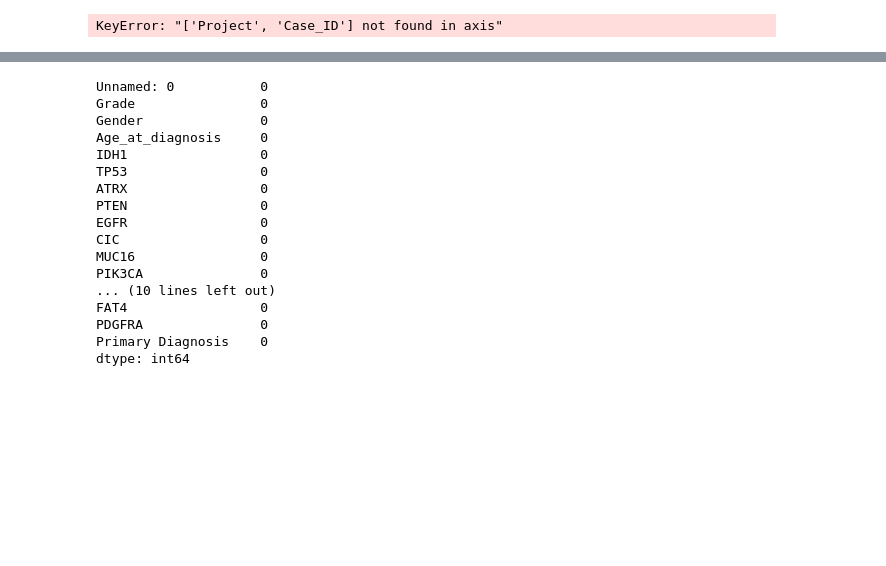
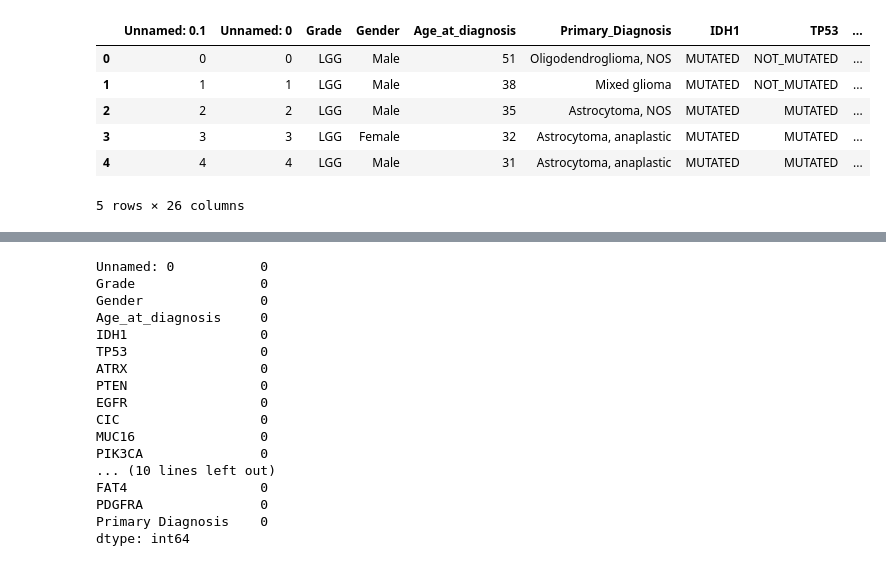
Before and after one commit to Rishcursion/Machine-Learning-Project, a Jupyter notebook: Data Exploration.ipynb, the cells around one changed output, grey strips where cells are left out. Drawn from its saved outputs; the diff is of its cells as text; code cells hidden in the pictures; blank space fills up the shorter version.

```diff
--- a/Data Exploration.ipynb
+++ b/Data Exploration.ipynb
@@ -7,9 +7,14 @@ import numpy as np
 encoded_df = pd.read_csv("TCGA_InfoWithGrade.csv")
 non_encoded_df = pd.read_csv("TCGA_GBM_LGG_Mutations_all.csv")
 # %%
-non_encoded_df = non_encoded_df.drop(["Project", "Case_ID"], axis=1)
 non_encoded_df.head()
 # %% [output]
+|  | Unnamed: 0.1 | Unnamed: 0 | Grade | Gender | Age_at_diagnosis | Primary_Diagnosis | IDH1 | TP53 | ... |
+| 0 | 0 | 0 | LGG | Male | 51 | Oligodendroglioma, NOS | MUTATED | NOT_MUTATED | ... |
+| 1 | 1 | 1 | LGG | Male | 38 | Mixed glioma | MUTATED | NOT_MUTATED | ... |
+| 2 | 2 | 2 | LGG | Male | 35 | Astrocytoma, NOS | MUTATED | MUTATED | ... |
+| 3 | 3 | 3 | LGG | Female | 32 | Astrocytoma, anaplastic | MUTATED | MUTATED | ... |
+| 4 | 4 | 4 | LGG | Male | 31 | Astrocytoma, anaplastic | MUTATED | MUTATED | ... |
-KeyError: "['Project', 'Case_ID'] not found in axis"
+5 rows × 26 columns
 # %%
 print(encoded_df.shape,non_encoded_df.shape)
```
Also changed, not shown: parts of 4 cells of this notebook, 3 other files.
